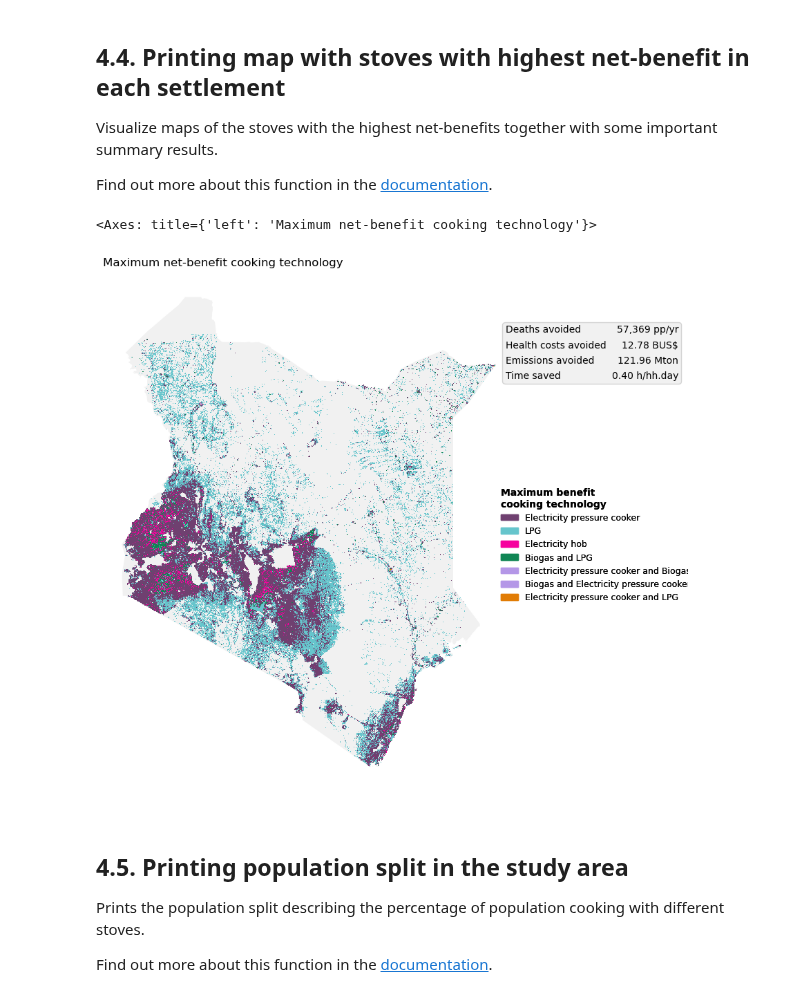
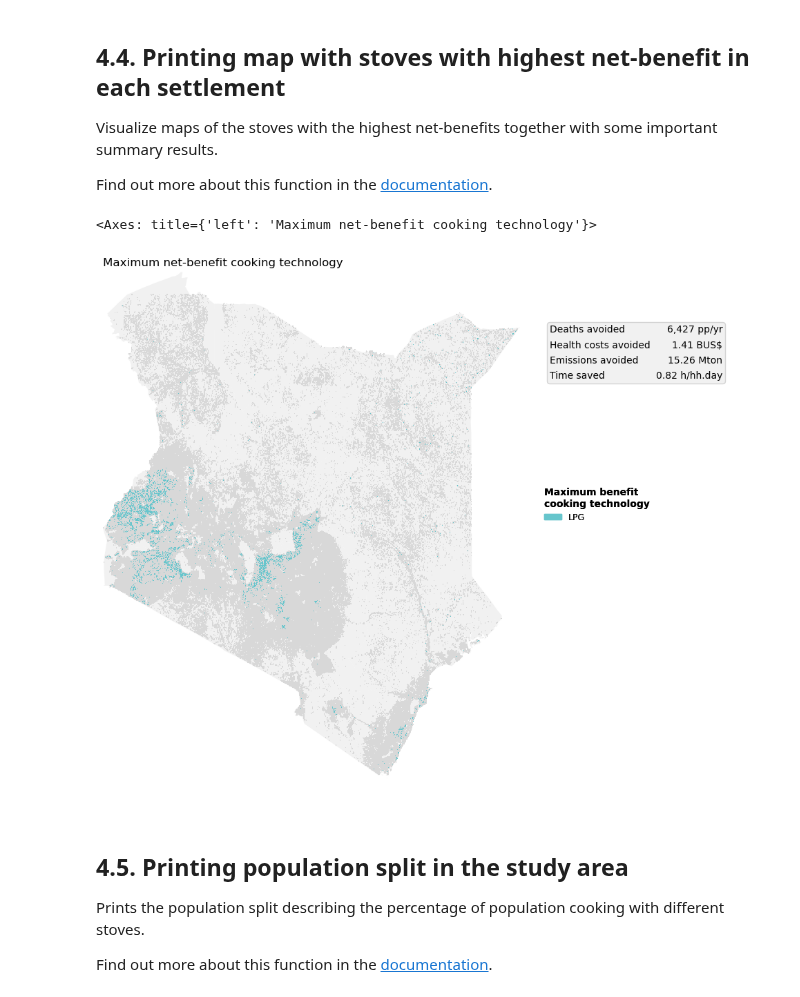
Before and after one commit to Open-Source-Spatial-Clean-Cooking-Tool/OnStove, a Jupyter notebook: example/OnStove_notebook.ipynb, the cells around one changed output. Cells and saved outputs as stored; diff of their text form; code cells hidden in the pictures.

```diff
--- a/example/OnStove_notebook.ipynb
+++ b/example/OnStove_notebook.ipynb
@@ -673,19 +543,19 @@ Visualize maps of the stoves with the highest net-benefits together with some im
 
 Find out more about this function in the [documentation](https://onstove-documentation.readthedocs.io/en/latest/generated/onstove.OnStove.plot.html).
 # %%
-results.plot('max_benefit_tech', cmap=cmap, year=2028, cumulative_stats=True,
+results.plot('max_benefit_tech', cmap=cmap, year=2024, cumulative_stats=False,
              title=f'Maximum net-benefit cooking technology',
              figsize=(10, 10),
              labels=labels, legend=True, legend_title='Maximum benefit\ncooking technology',
              legend_position=(1, 0.6),
              legend_prop={'title': {'size': 10, 'weight': 'bold'}, 'size': 9},
              rasterized=True, stats=True,
              dpi=300,
              save_as='map.png'
             )
 # %% [output]
 <Axes: title={'left': 'Maximum net-benefit cooking technology'}>
-[figure, old version]
+[figure, new version]
 # %% [markdown]
 ## 4.5. Printing population split in the study area
 
```
Also changed, not shown: parts of 65 cells of this notebook, 3 other files.
